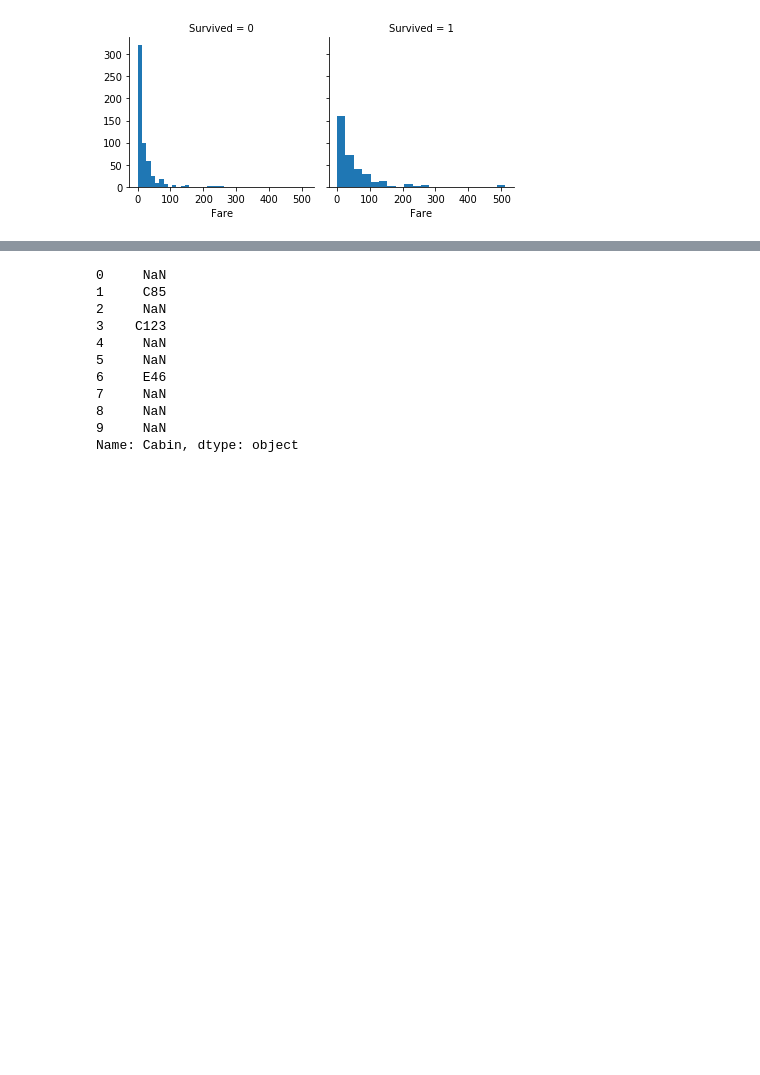
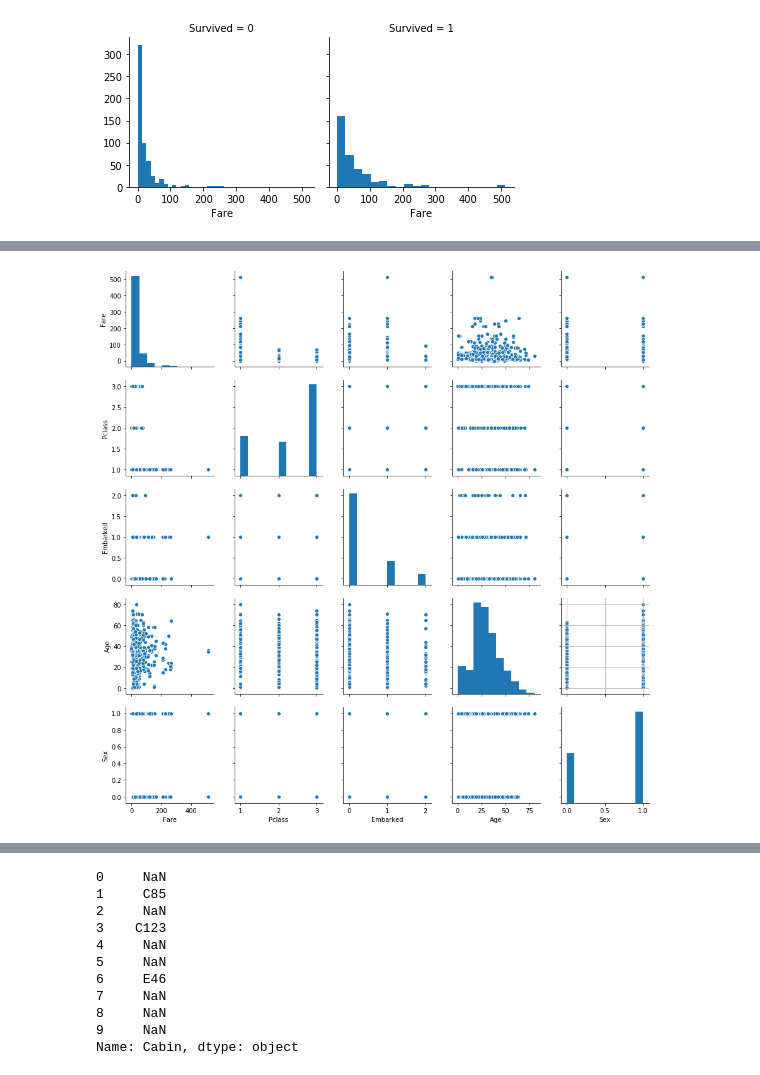
Before and after one commit to Sunao-Yoshii/WelcomePythonExamples, a Jupyter notebook: 12.datascience/notebooks/DataScience Basic.ipynb, the cells around one changed output, grey strips where cells are left out. Drawn from its saved outputs; the diff is of its cells as text; code cells hidden in the pictures; blank space fills up the shorter version.

```diff
--- a/12.datascience/notebooks/DataScience Basic.ipynb
+++ b/12.datascience/notebooks/DataScience Basic.ipynb
@@ -144,0 +161,19 @@ g.map(plt.hist, 'Fare', bins=20)
+# %%
+temp_df = train_df.copy()
+
+def emverked_to_num(em):
+    if em == 'S':
+        return 0
+    elif em == 'C':
+        return 1
+    elif em == 'Q':
+        return 2
+    else:
+        return 1
+
+temp_df['Embarked'] = temp_df['Embarked'].apply(emverked_to_num)
+temp_df['Sex'] = temp_df['Sex'].map({ 'male':1, 'female':0 })
+sns.pairplot(temp_df[['Fare', 'Pclass', 'Embarked', 'Age', 'Sex']])
+plt.grid(True)
+# %% [output]
+[figure, added]
```
Also changed, not shown: parts of 12 cells of this notebook, 3 other files.
